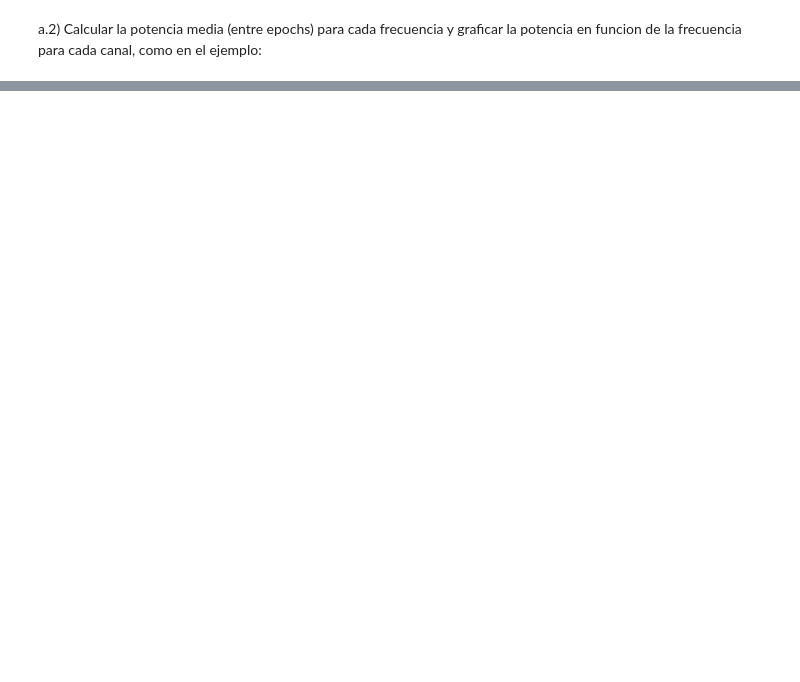
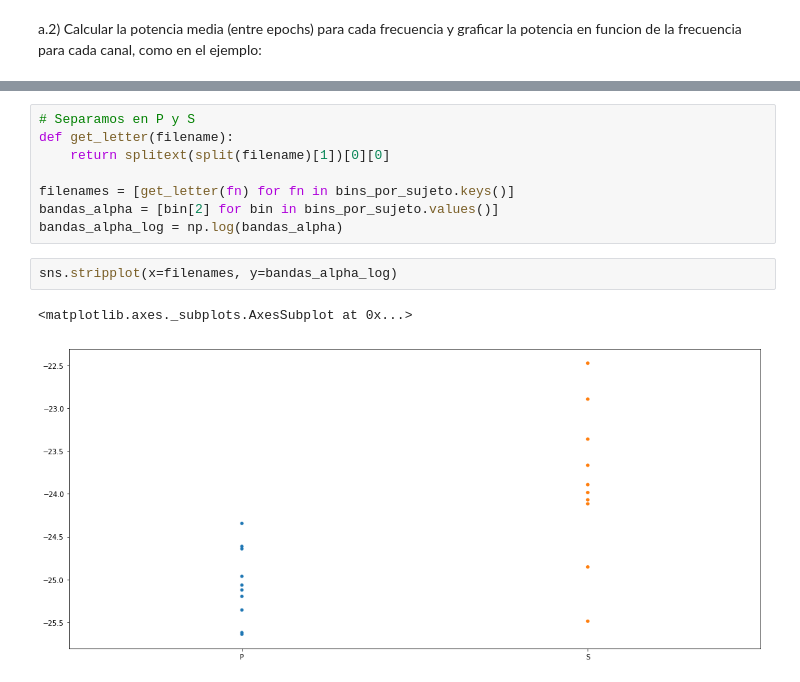
Before and after one commit to dgaus/cienciadatos, a Jupyter notebook: tp2/tp2.ipynb, the cells around one changed output, grey strips where cells are left out. Drawn from its saved outputs; the diff is of its cells as text; blank space fills up the shorter version.

```diff
--- a/tp2/tp2.ipynb
+++ b/tp2/tp2.ipynb
@@ -69,0 +139,13 @@ plt.xlim(0, 12)    # set the xlim to xmin, xmax
+# %%
+# Separamos en P y S
+def get_letter(filename):
+    return splitext(split(filename)[1])[0][0]
+
+filenames = [get_letter(fn) for fn in bins_por_sujeto.keys()]
+bandas_alpha = [bin[2] for bin in bins_por_sujeto.values()]
+bandas_alpha_log = np.log(bandas_alpha)
+# %%
+sns.stripplot(x=filenames, y=bandas_alpha_log)
+# %% [output]
+<matplotlib.axes._subplots.AxesSubplot at 0x...>
+[figure, added]
```
Also changed, not shown: parts of 22 cells of this notebook.
